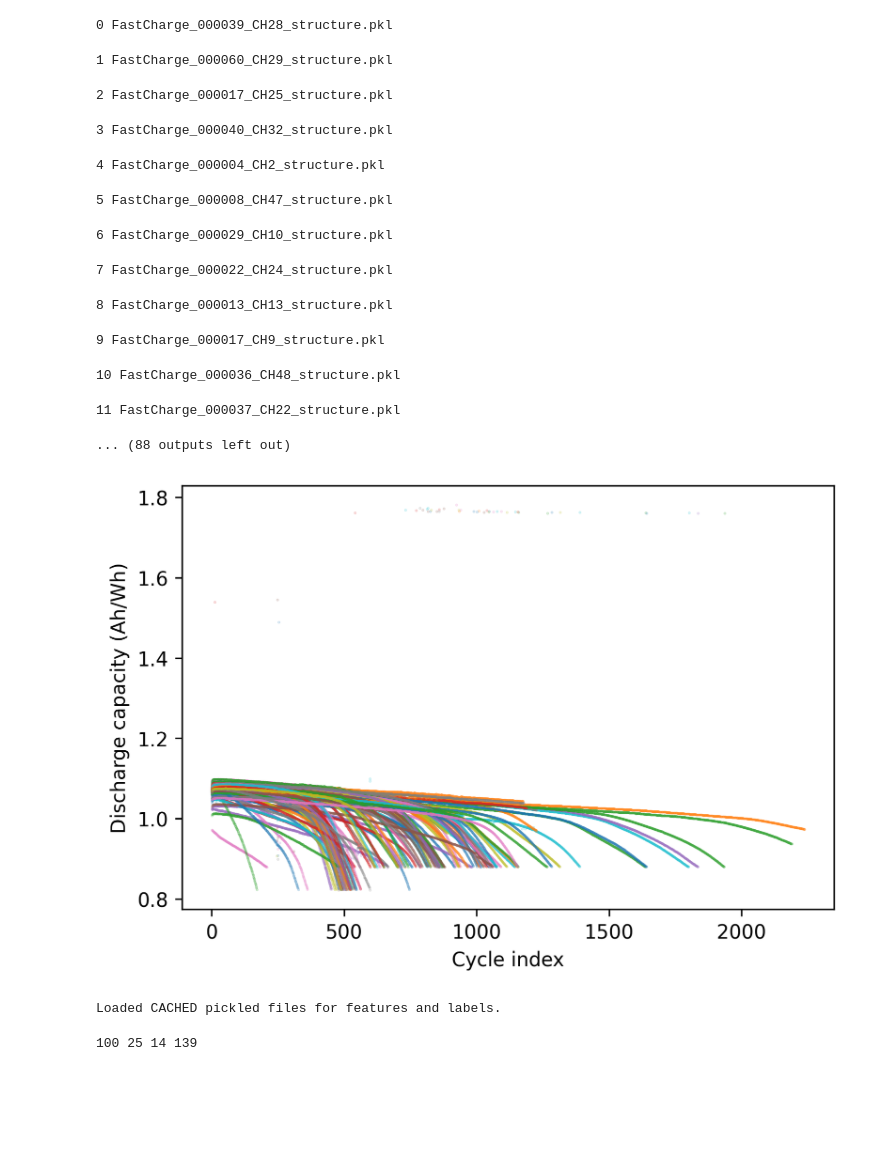
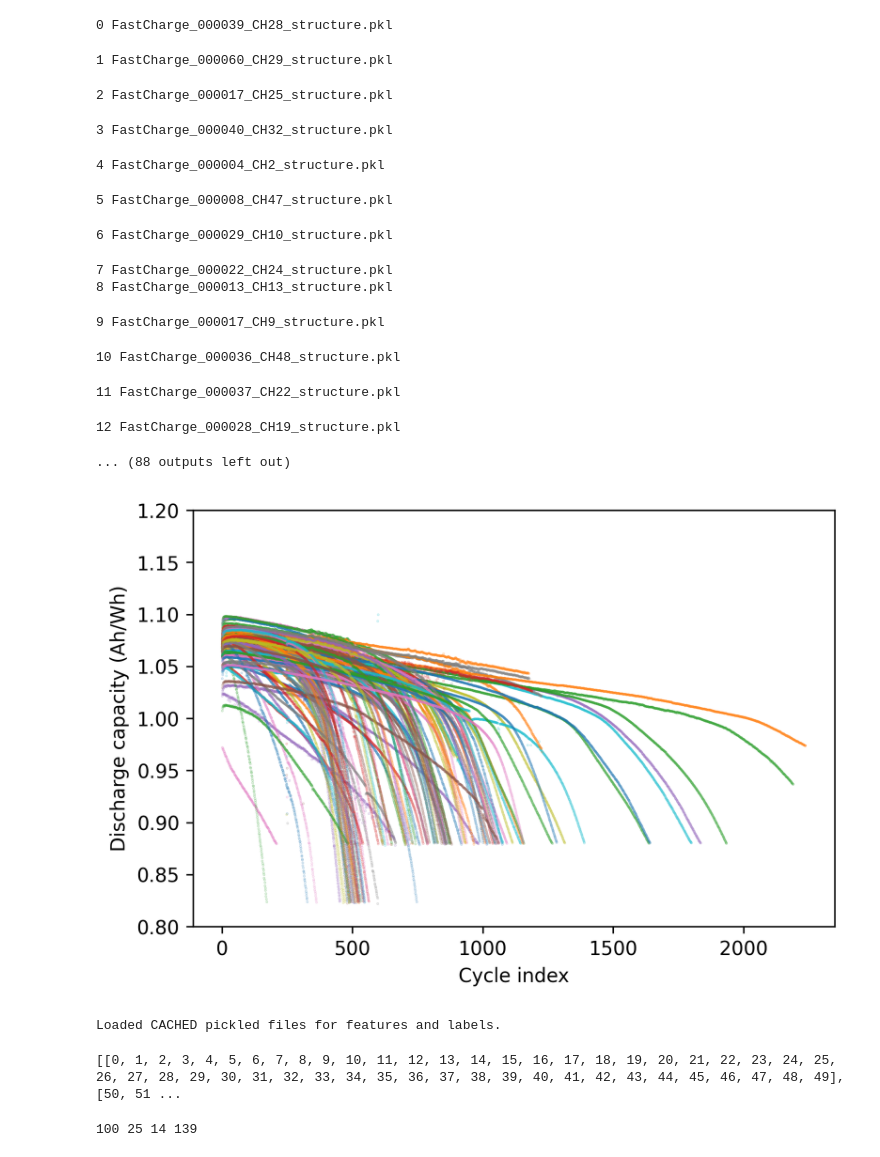
Before and after one commit to TRI-AMDD/bye-cycle, a Jupyter notebook: examples/LFP.ipynb, the cells around one changed output. Saved outputs shown, nothing was run; the diff lists cells and outputs as text; code cells hidden in the pictures; blank space fills up the shorter version.

Commit message:
fixed lfp nominal capacity value

```diff
--- a/examples/LFP.ipynb
+++ b/examples/LFP.ipynb
@@ -113,7 +113,7 @@ cycle_window_size = 50
 skip_window_after_diagnostic = 50
 structured_data_list = []
 summary_data_list = []
-nominal_cell_capacity = 4.83
+nominal_cell_capacity = 1.1
 drop_following_diagnostic = False
 
 for i,cell_file in enumerate(tqdm(os.listdir('CACHED_DATA/pre_processed_pandas/LFP/'))):
@@ -177,21 +177,23 @@ print('CACHED data is loaded.')
 5 FastCharge_000008_CH47_structure.pkl
 6 FastCharge_000029_CH10_structure.pkl
 7 FastCharge_000022_CH24_structure.pkl
+8 FastCharge_000013_CH13_structure.pkl
-8 FastCharge_000013_CH13_structure.pkl
+9 FastCharge_000017_CH9_structure.pkl
-9 FastCharge_000017_CH9_structure.pkl
+10 FastCharge_000036_CH48_structure.pkl
-10 FastCharge_000036_CH48_structure.pkl
+11 FastCharge_000037_CH22_structure.pkl
-11 FastCharge_000037_CH22_structure.pkl
+12 FastCharge_000028_CH19_structure.pkl
 ... (88 outputs left out)
 # %%
 plt.figure(dpi=300, facecolor='white')
 for i,c in enumerate(summary_data_list):
     plt.scatter(c['cycle_index'][1:], c['discharge_capacity'][1:],
                 s=0.1, color=f'C{i}', label='actual cycle_index', alpha=0.3)
 plt.xlabel('Cycle index')
 plt.ylabel('Discharge capacity (Ah/Wh)')
+plt.ylim([0.8, 1.2])
 plt.savefig(f'LFP_dataset.png', dpi=400, transparent=False)
 # %% [output]
-[figure, old version]
+[figure, new version]
 # %%
 def find_slope(cycle_window_label):
     mid_window_index = len(cycle_window_label)//2
@@ -257,6 +259,39 @@ else:
         [cell_features, cell_labels] = pkl.load(f)
 # %% [output]
 Loaded CACHED pickled files for features and labels.
+# %%
+cell = structured_data_list[0]
+
+def index_convoluter(cell, cycle_window_size=20, overlap_cycle_window=False,
+                     overlap_size=5, skip_diagnostic_in_window=False):
+    '''This function generates a nested list of indices by convolting the cycles based on cycle_window_size.
+        You can choose to have your window of cycles overlap, or skipp the windows that involve diagnostic cycles in between.
+    '''
+    max_cycle_index = len(cell) #30 #
+    if cycle_window_size < overlap_size:
+        raise ValueError(f'If overlapping, overlap_size ({overlap_size}) should be samller than cycle_window_size ({cycle_window_size}). Please check inputs.')
+    if not cycle_window_size < max_cycle_index:
+        raise ValueError(f'cycle_window_size ({cycle_window_size}) should be samller than maximum number of cycles in cell ({max_cycle_index}). Please check inputs.')
+    if overlap_cycle_window:
+        non_overlap =  cycle_window_size - overlap_size
+    else:
+        non_overlap = cycle_window_size
+    intervals = range(0, max_cycle_index, non_overlap)
+    if not skip_diagnostic_in_window:
+        index_covolutions = [list(range(x, x + cycle_window_size)) for x in intervals if x <= max_cycle_index-cycle_window_size]
+    else:
+#         skipped_indices = [5, 6, 7, 20]
+        skipped_indices = find_renumbedred_index(cell)
+        index_covolutions = [list(range(x, x + cycle_window_size)) for x in intervals if x <= max_cycle_index-cycle_window_size
+                             and not (set(list(range(x, x + cycle_window_size))[:-1]) & set(skipped_indices))]
+    return index_covolutions
+
+index_convolution = index_convoluter(cell, overlap_cycle_window=False,
+                                     overlap_size=10, cycle_window_size=cycle_window_size,
+                                               skip_diagnostic_in_window=False)
+print(index_convolution)
+# %% [output]
+[[0, 1, 2, 3, 4, 5, 6, 7, 8, 9, 10, 11, 12, 13, 14, 15, 16, 17, 18, 19, 20, 21, 22, 23, 24, 25, 26, 27, 28, 29, 30, 31, 32, 33, 34, 35, 36, 37, 38, 39, 40, 41, 42, 43, 44, 45, 46, 47, 48, 49], [50, 51 ...
 # %%
 import random
 prepared_data = list(zip(cell_features, cell_labels))
```
Also changed, not shown: parts of 3 cells of this notebook.
